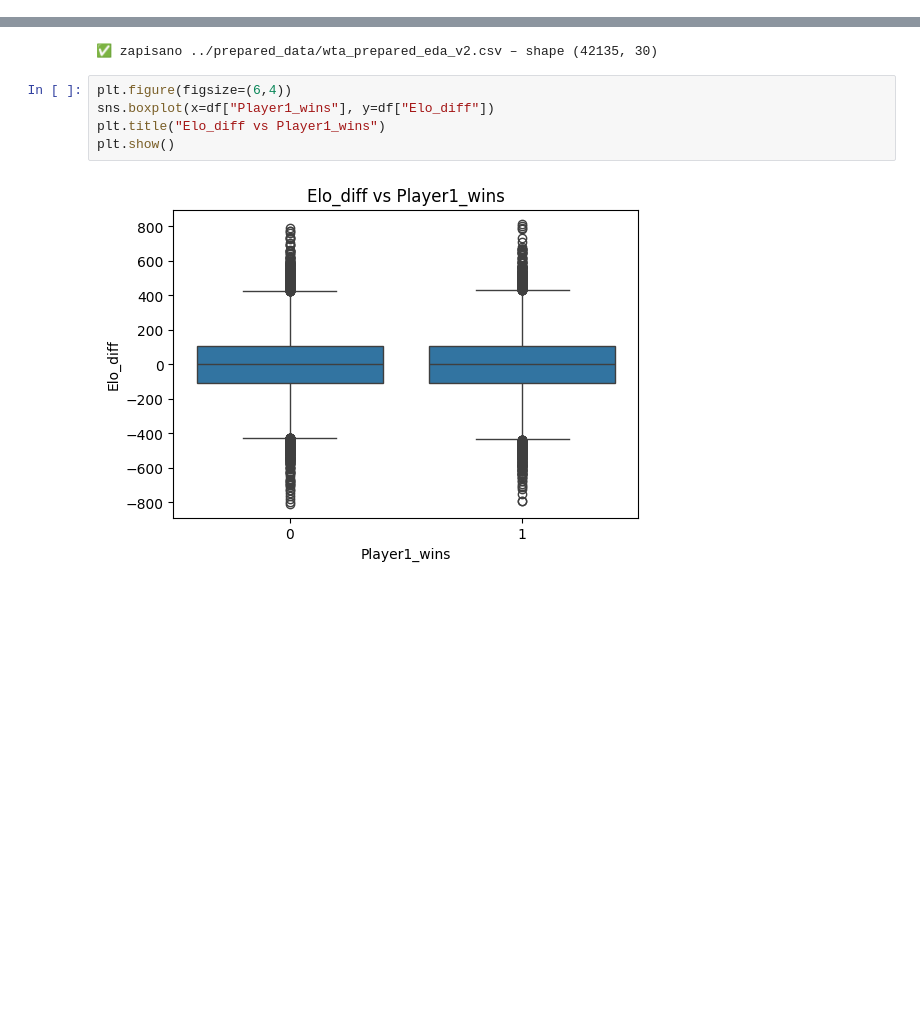
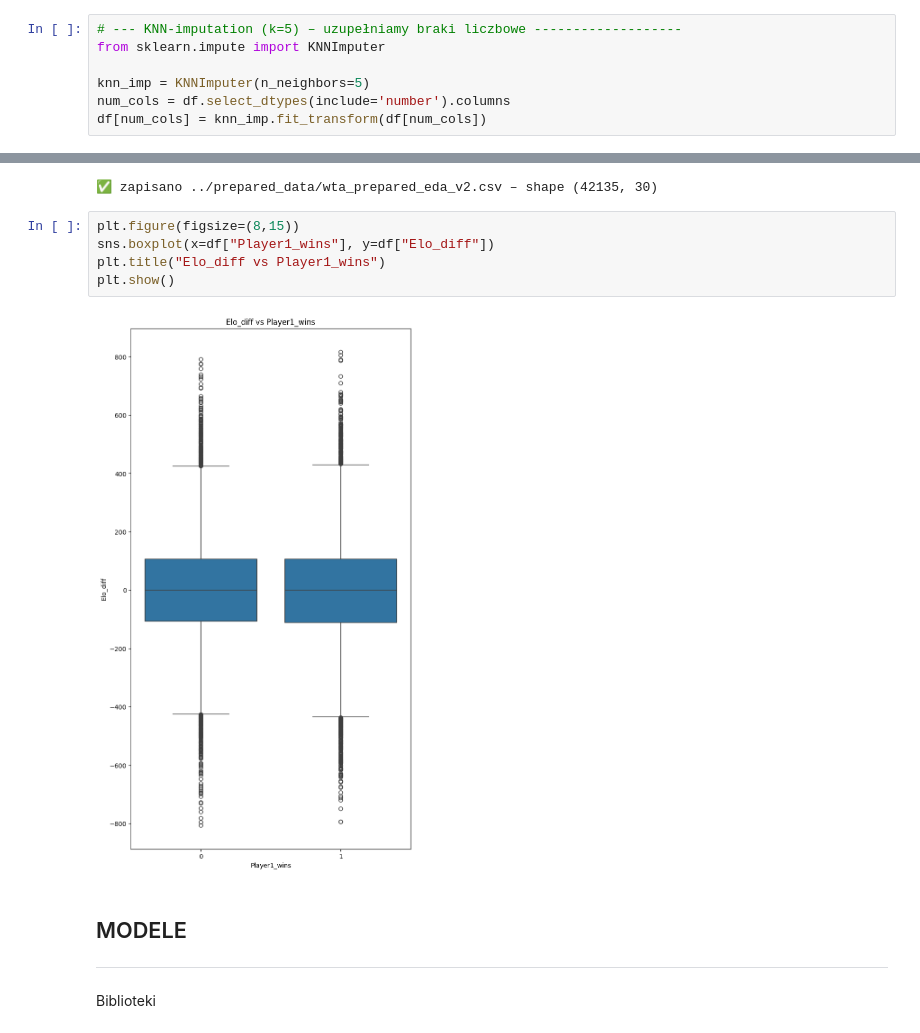
Before and after one commit to DeporS/data-minig-project, a Jupyter notebook: src/project.ipynb, the cells around one changed output, grey strips where cells are left out. Drawn from its saved outputs; the diff is of its cells as text; blank space fills up the shorter version.

```diff
--- a/src/project.ipynb
+++ b/src/project.ipynb
@@ -119,6 +137,13 @@ dtype: int64
 # %%
 # -> day time format
 df["Date"] = pd.to_datetime(df["Date"], errors="coerce")
+# %%
+# --- KNN-imputation (k=5) – uzupełniamy braki liczbowe -------------------
+from sklearn.impute import KNNImputer
+
+knn_imp = KNNImputer(n_neighbors=5)
+num_cols = df.select_dtypes(include='number').columns
+df[num_cols] = knn_imp.fit_transform(df[num_cols])
 # %%
 # -> strip spacji z kolumn tekstowych
 for col in ["Tournament", "Court", "Surface", "Round", "Player_1", "Player_2", "Winner", "Score"]:
@@ -266,9 +299,15 @@ print("✅ zapisano ../prepared_data/wta_prepared_eda_v2.csv – shape", df[KEEP
 # %% [output]
 ✅ zapisano ../prepared_data/wta_prepared_eda_v2.csv – shape (42135, 30)
 # %%
-plt.figure(figsize=(6,4))
+plt.figure(figsize=(8,15))
 sns.boxplot(x=df["Player1_wins"], y=df["Elo_diff"])
 plt.title("Elo_diff vs Player1_wins")
 plt.show()
 # %% [output]
-[figure, old version]
+[figure, new version]
+# %% [markdown]
+## MODELE
+
+---
+# %% [markdown]
+Biblioteki
```
Also changed, not shown: parts of 14 cells of this notebook.
